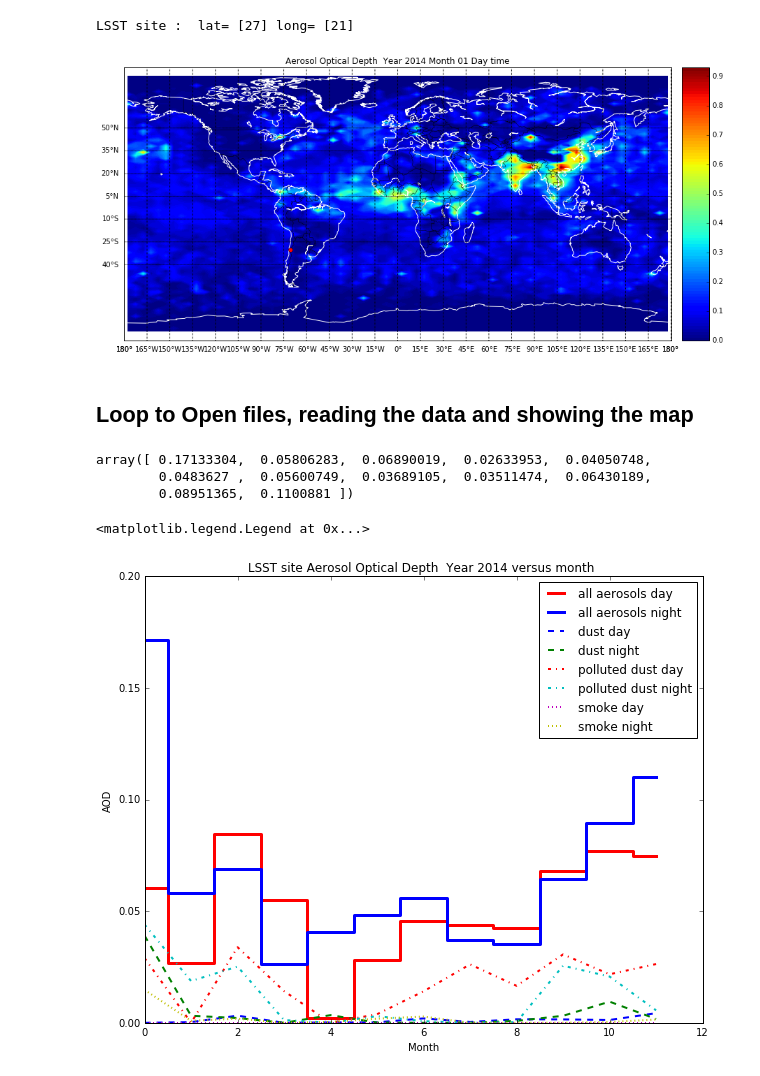
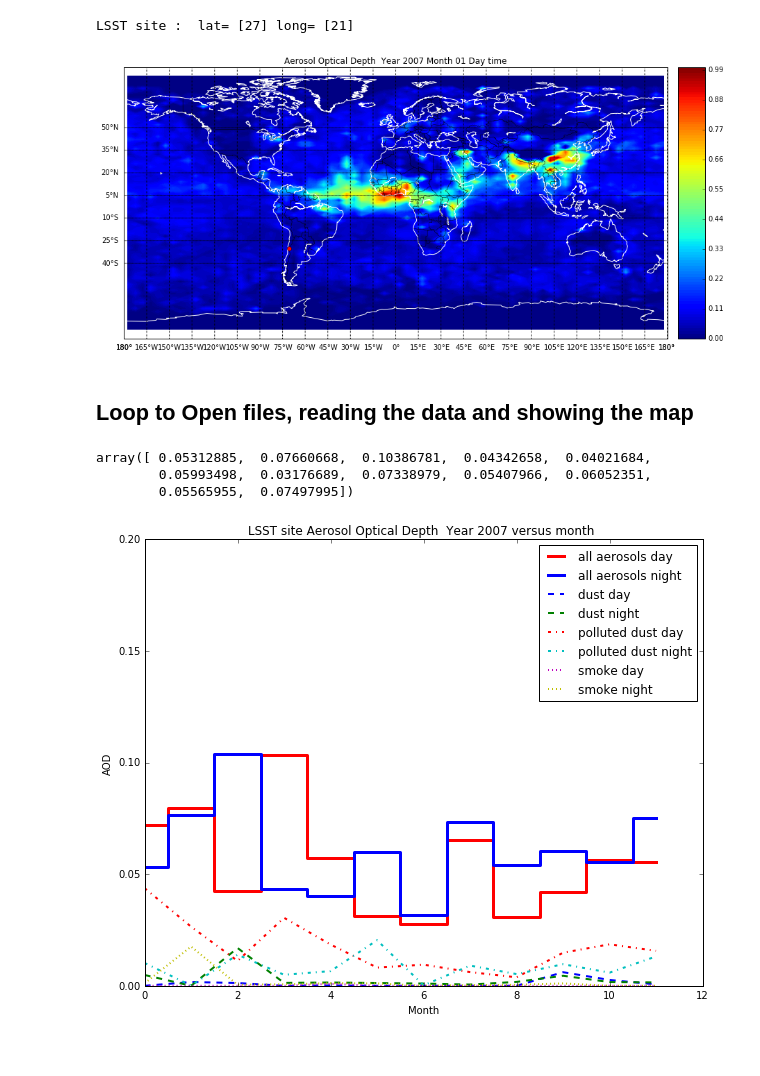
Before and after one commit to sylvielsstfr/caliopL3Ana, a Jupyter notebook: ScanAerosolsOneYear_v1.ipynb, the cells around one changed output. Cells and saved outputs as stored; diff of their text form; code cells hidden in the pictures; blank space fills up the shorter version.

Commit message:
save figures now

```diff
--- a/ScanAerosolsOneYear_v1.ipynb
+++ b/ScanAerosolsOneYear_v1.ipynb
@@ -20,7 +20,7 @@ import h5py
 from mpl_toolkits.basemap import Basemap
 import matplotlib.pyplot as plt
 # %%
-year_number=2014   # choose the month number
+year_number=2007   # choose the month number
 month_start=0      # choose first month
 month_stop=11      # choose last month
 month_numbers=np.arange(month_start,month_stop+1)
@@ -122,7 +122,7 @@ plt.title(title)
 #plt.savefig(pp, format='pdf')
 plt.show()
 # %% [output]
-[figure, old version]
+[figure, new version]
 # %% [markdown]
 ## Loop to Open files, reading the data and showing the map
 # %%
@@ -223,33 +223,36 @@ for imonth in month_numbers:
 # %%
 all_aod_night
 # %% [output]
-array([ 0.17133304,  0.05806283,  0.06890019,  0.02633953,  0.04050748,
-        0.0483627 ,  0.05600749,  0.03689105,  0.03511474,  0.06430189,
-        0.08951365,  0.1100881 ])
+array([ 0.05312885,  0.07660668,  0.10386781,  0.04342658,  0.04021684,
+        0.05993498,  0.03176689,  0.07338979,  0.05407966,  0.06052351,
+        0.05565955,  0.07497995])
 # %%
+
+
 fig=plt.figure(figsize=(10,8))
 ax=fig.add_subplot(1,1,1)
 plt.plot(all_aod_day,'r',drawstyle='steps-mid',label='all aerosols day',linewidth=3)
 plt.plot(all_aod_night,'b',drawstyle='steps-mid',label='all aerosols night',linewidth=3)
 
 plt.plot(dust_aod_day,'--',label='dust day',linewidth=2)
 plt.plot(dust_aod_night,'--',label='dust night',linewidth=2)
 
 plt.plot(polluteddust_aod_day,'-.',label='polluted dust day',linewidth=2)
 plt.plot(polluteddust_aod_night,'-.',label='polluted dust night',linewidth=2)
 
 plt.plot(smoke_aod_day,':',label='smoke day',linewidth=2)
 plt.plot(smoke_aod_night,':',label='smoke night',linewidth=2)
 
 
 #ax.set_xticklabels(['Jan','Feb','Mar','Apr','May','Jun','Jul','Aug','Sep','Oct','Nov','Dec'])
-title= "LSST site Aerosol Optical Depth  Year %s versus month " % year_number
+title= "LSST site Aerosol Optical Depth  Year %d versus month " % year_number
+figfilename="Images/LSSTAODvsMonthY%d.pdf" %year_number
 ax.set_ylabel('AOD')
 ax.set_xlabel('Month')
 plt.title(title)
 #plt.lines.Line2D.set_linewidth(2.)
 plt.ylim(0,0.2)
 plt.legend(loc='best')
+plt.savefig(figfilename, bbox_inches='tight')
 # %% [output]
-<matplotlib.legend.Legend at 0x...>
-[figure, old version]
+[figure, new version]
```
Also changed, not shown: parts of 1 cell of this notebook.
